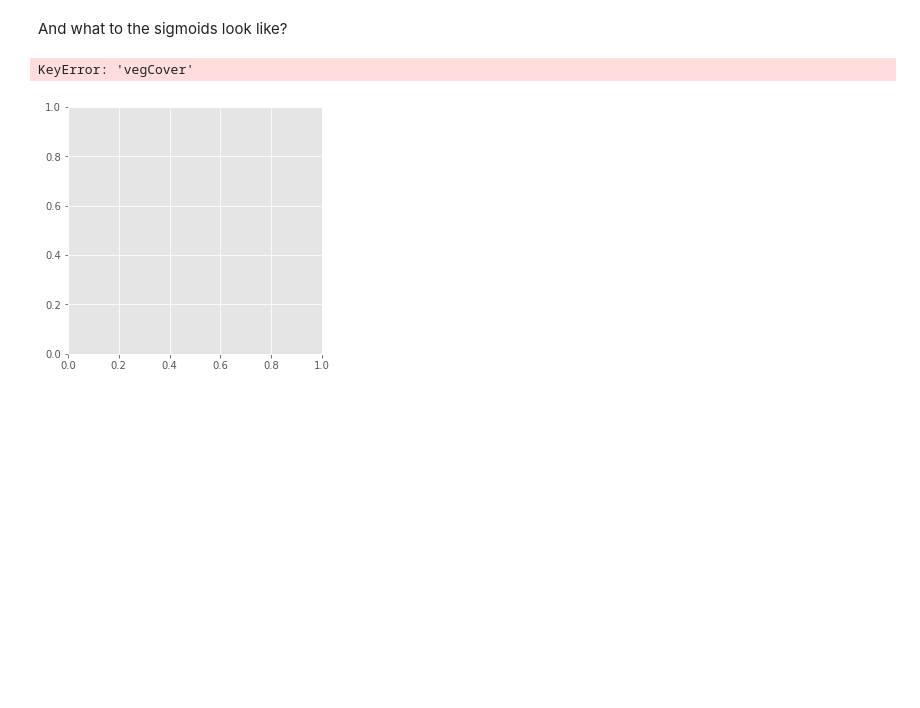
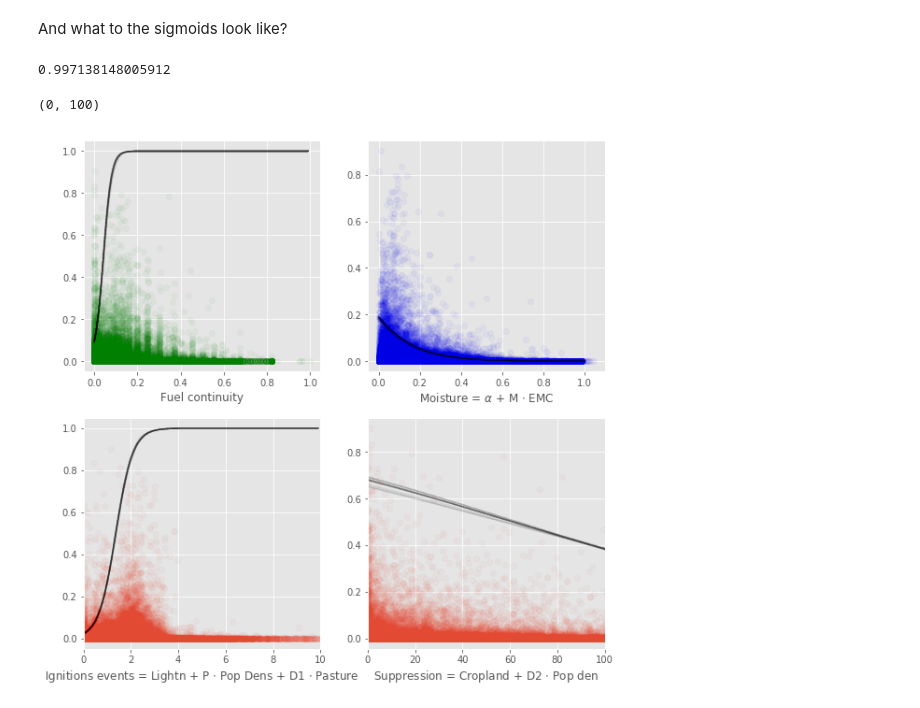
Before and after one commit to douglask3/UKESM-ConFire, a Jupyter notebook: notebooks/bayesian_inference.ipynb, the cells around one changed output. Cells and saved outputs as stored; diff of their text form; code cells hidden in the pictures; blank space fills up the shorter version.

```diff
--- a/notebooks/bayesian_inference.ipynb
+++ b/notebooks/bayesian_inference.ipynb
@@ -112,7 +112,7 @@ plt.style.use('ggplot')
 
 # paths and parameters
                     # Full model
-sample_pc     = 1 # = 10 # Percentage of grid cells samples (largest = 100%) - training set
+sample_pc     = 3 # = 10 # Percentage of grid cells samples (largest = 100%) - training set
 nIterations   = 1000 # = 10000 # no. times it samples the posterior
 nJobs         = 1   # = 2 # no. times it runs through optimisation proceedure = sample_pc * nJobs
 #chains per job
@@ -478,7 +476,7 @@ plt.subplot(2, 2, 1)
 fp = np.mean(vals['fuel_pw'])
 fg = np.mean(vals['fuel_pg'])
 
-f_fuel = fuel_load(fd["vegCover"].values, fd["alphaMax"].values, fp, fg)
+f_fuel = fuel_load(fd["vegcover"].values, fd["alphaMax"].values, fp, fg)
 print(f_fuel.max())
 pltVsFire(f_fuel, "Fuel continuity", 'go')
 
@@ -518,32 +516,33 @@ f_ignite = ignition(fd["lightning_ignitions"].values, \
                     cP, cD1)
 
 pltVsFire(f_ignite, "Ignitions events = Lightn + P $\cdot$ Pop Dens + D1 $\cdot$ Pasture")
 
 ## Line of best fit
 Ignite = np.arange(0.0, igniteMax, 0.1)
 r_Ignite = randomParam(Ignite, 'ignitions_x0', 'ignitions_k')
 for r in r_Ignite: plt.plot(Ignite, r, 'k', alpha=.01)
 
 plt.xlim(0, igniteMax)
 
 ####################
 ## Suppression    ##
 ####################
 plt.subplot(2, 2, 4)
 #scatter plot
 cD2 = np.mean(vals['cD2'])
 f_suppression = supression(fd["cropland"].values, \
                            fd["population_density"].values, \
                            cD2)
 
 pltVsFire(f_suppression, "Suppression = Cropland + D2 $\cdot$ Pop den")
 
 # Line of best fit
 Suppress = np.arange(0, 100, 0.01)
 r_suppression = randomParam(Suppress, 'suppression_x0', 'suppression_k', -1.0)
 for r in r_suppression: plt.plot(Suppress, r, 'k', alpha=.01)
 
 plt.xlim(0, 100)
 # %% [output]
-KeyError: 'vegCover'
+0.997138148005912
+(0, 100)
-[figure, old version]
+[figure, new version]
```
Also changed, not shown: parts of 7 cells of this notebook.
